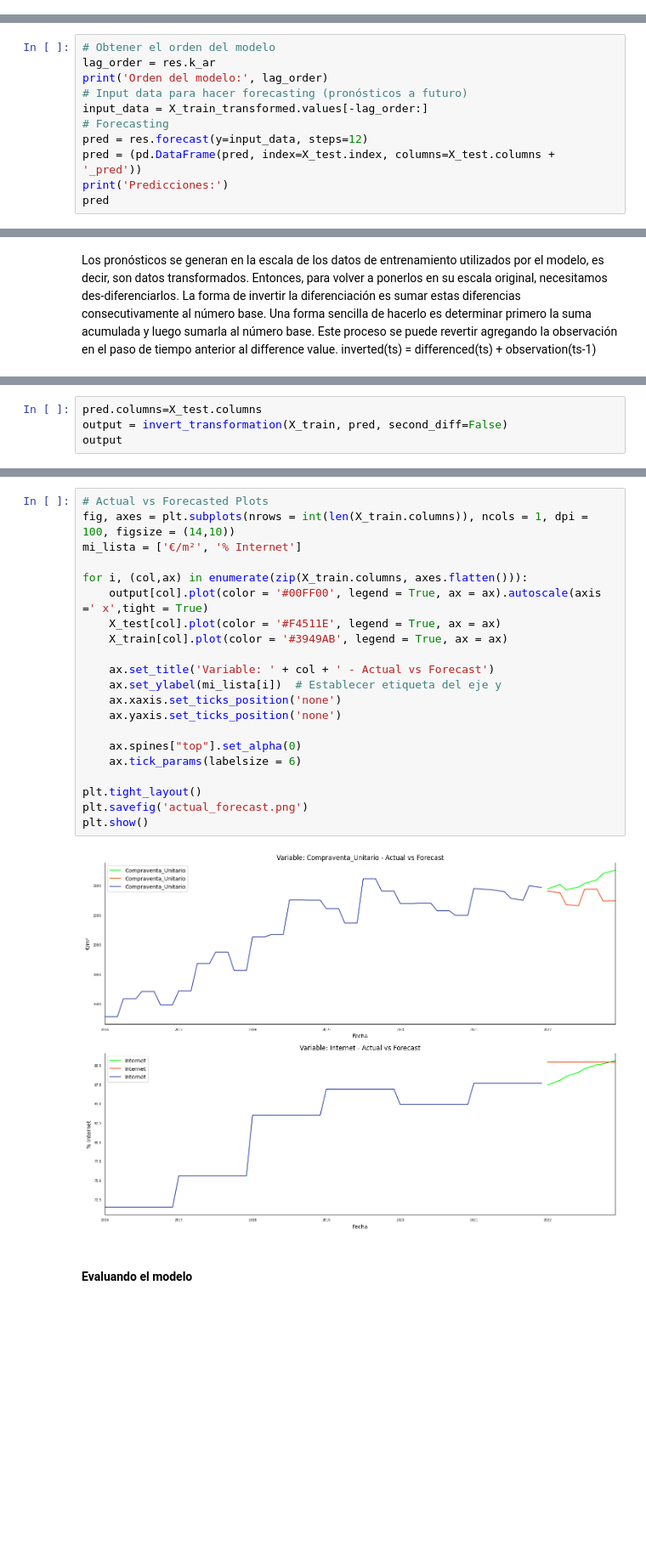
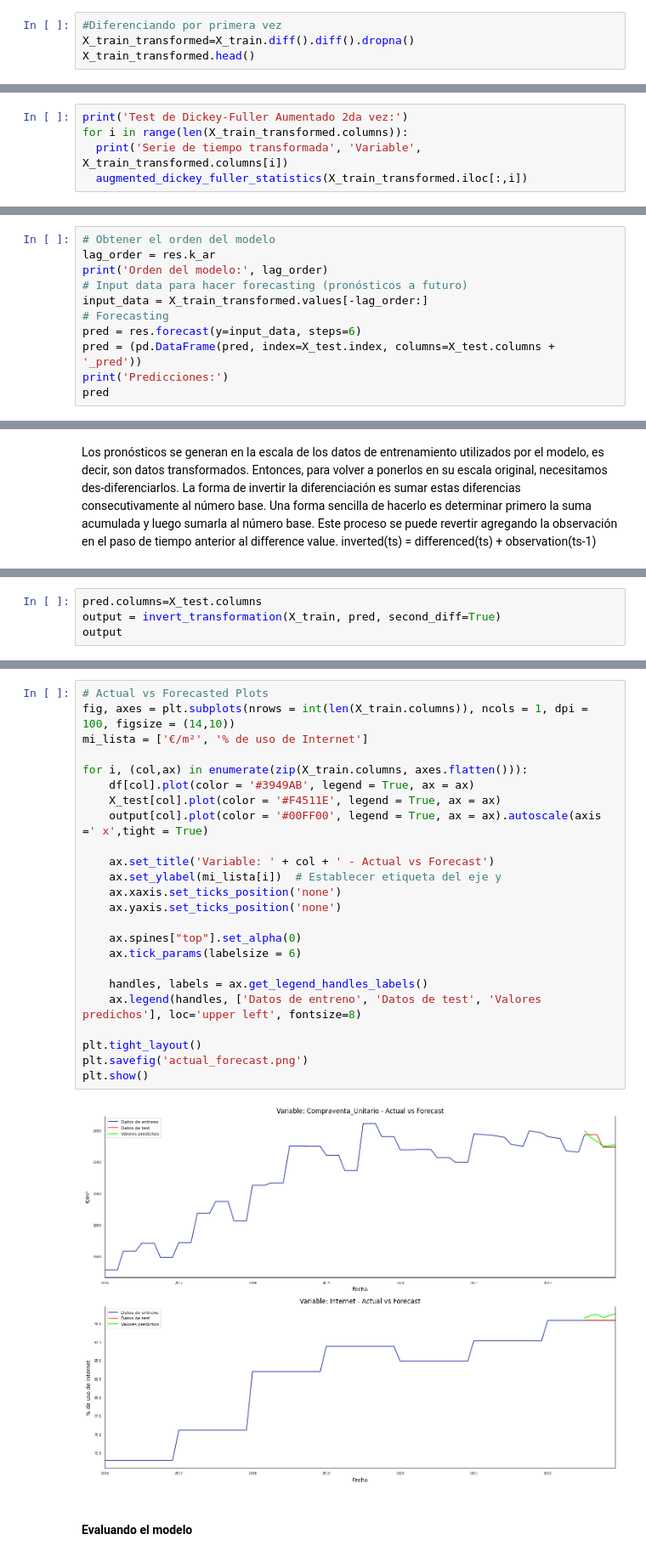
Before and after one commit to dmunozbe/TFM_DataScience, a Jupyter notebook: Forecasting/08. Nou Barris/Forecasting_(Indicador_73).ipynb, the cells around one changed output, grey strips where cells are left out. Shown at 85% size. Saved outputs shown, nothing was run; the diff lists cells and outputs as text; blank space fills up the shorter version.

```diff
--- a/Forecasting/08. Nou Barris/Forecasting_(Indicador_73).ipynb
+++ b/Forecasting/08. Nou Barris/Forecasting_(Indicador_73).ipynb
@@ -272,0 +273,4 @@ p-value: 0.000000
+# %%
+#Diferenciando por primera vez
+X_train_transformed=X_train.diff().diff().dropna()
+X_train_transformed.head()
@@ -272,0 +285,5 @@ p-value: 0.000000
+# %%
+print('Test de Dickey-Fuller Aumentado 2da vez:')
+for i in range(len(X_train_transformed.columns)):
+  print('Serie de tiempo transformada', 'Variable', X_train_transformed.columns[i])
+  augmented_dickey_fuller_statistics(X_train_transformed.iloc[:,i])
@@ -437,7 +460,7 @@ print('Orden del modelo:', lag_order)
 # Input data para hacer forecasting (pronósticos a futuro)
 input_data = X_train_transformed.values[-lag_order:]
 # Forecasting
-pred = res.forecast(y=input_data, steps=12)
+pred = res.forecast(y=input_data, steps=6)
 pred = (pd.DataFrame(pred, index=X_test.index, columns=X_test.columns + '_pred'))
 print('Predicciones:')
 pred
@@ -485,7 +504,7 @@ def invert_transformation(ds, df_forecast, second_diff=False):
     return df_forecast
 # %%
 pred.columns=X_test.columns
-output = invert_transformation(X_train, pred, second_diff=False)
+output = invert_transformation(X_train, pred, second_diff=True)
 output
 # %% [output]
 |  | Compraventa_Unitario | Internet |
@@ -505,26 +518,29 @@ output
 # %%
 # Actual vs Forecasted Plots
 fig, axes = plt.subplots(nrows = int(len(X_train.columns)), ncols = 1, dpi = 100, figsize = (14,10))
-mi_lista = ['€/m²', '% Internet']
+mi_lista = ['€/m²', '% de uso de Internet']
 
 for i, (col,ax) in enumerate(zip(X_train.columns, axes.flatten())):
+    df[col].plot(color = '#3949AB', legend = True, ax = ax)
+    X_test[col].plot(color = '#F4511E', legend = True, ax = ax)
     output[col].plot(color = '#00FF00', legend = True, ax = ax).autoscale(axis =' x',tight = True)
-    X_test[col].plot(color = '#F4511E', legend = True, ax = ax)
-    X_train[col].plot(color = '#3949AB', legend = True, ax = ax)
 
     ax.set_title('Variable: ' + col + ' - Actual vs Forecast')
     ax.set_ylabel(mi_lista[i])  # Establecer etiqueta del eje y
     ax.xaxis.set_ticks_position('none')
     ax.yaxis.set_ticks_position('none')
 
     ax.spines["top"].set_alpha(0)
     ax.tick_params(labelsize = 6)
 
+    handles, labels = ax.get_legend_handles_labels()
+    ax.legend(handles, ['Datos de entreno', 'Datos de test', 'Valores predichos'], loc='upper left', fontsize=8)
+
 plt.tight_layout()
 plt.savefig('actual_forecast.png')
 plt.show()
 # %% [output]
-[figure, old version]
+[figure, new version]
 # %% [markdown]
 #### Evaluando el modelo
 # %%
```
Also changed, not shown: parts of 34 cells of this notebook.
